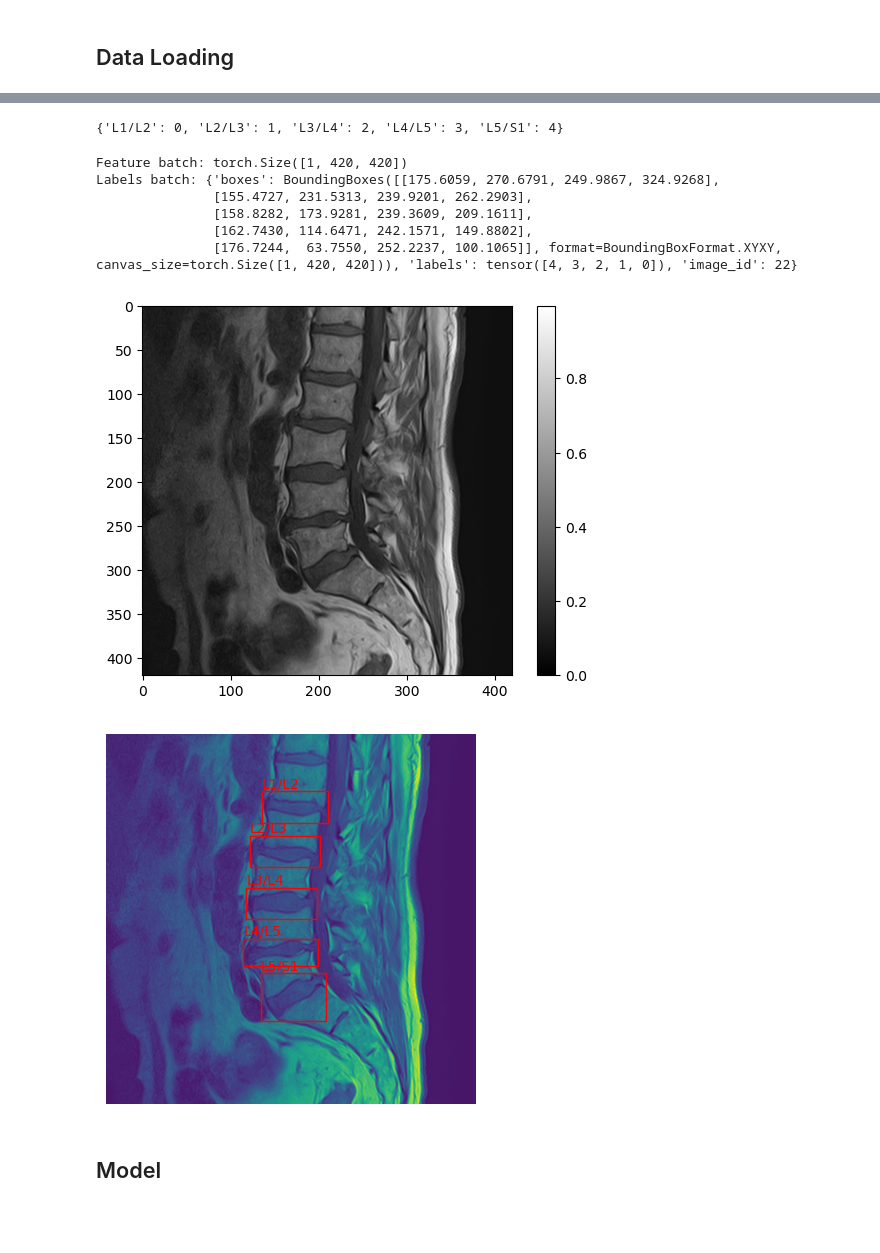
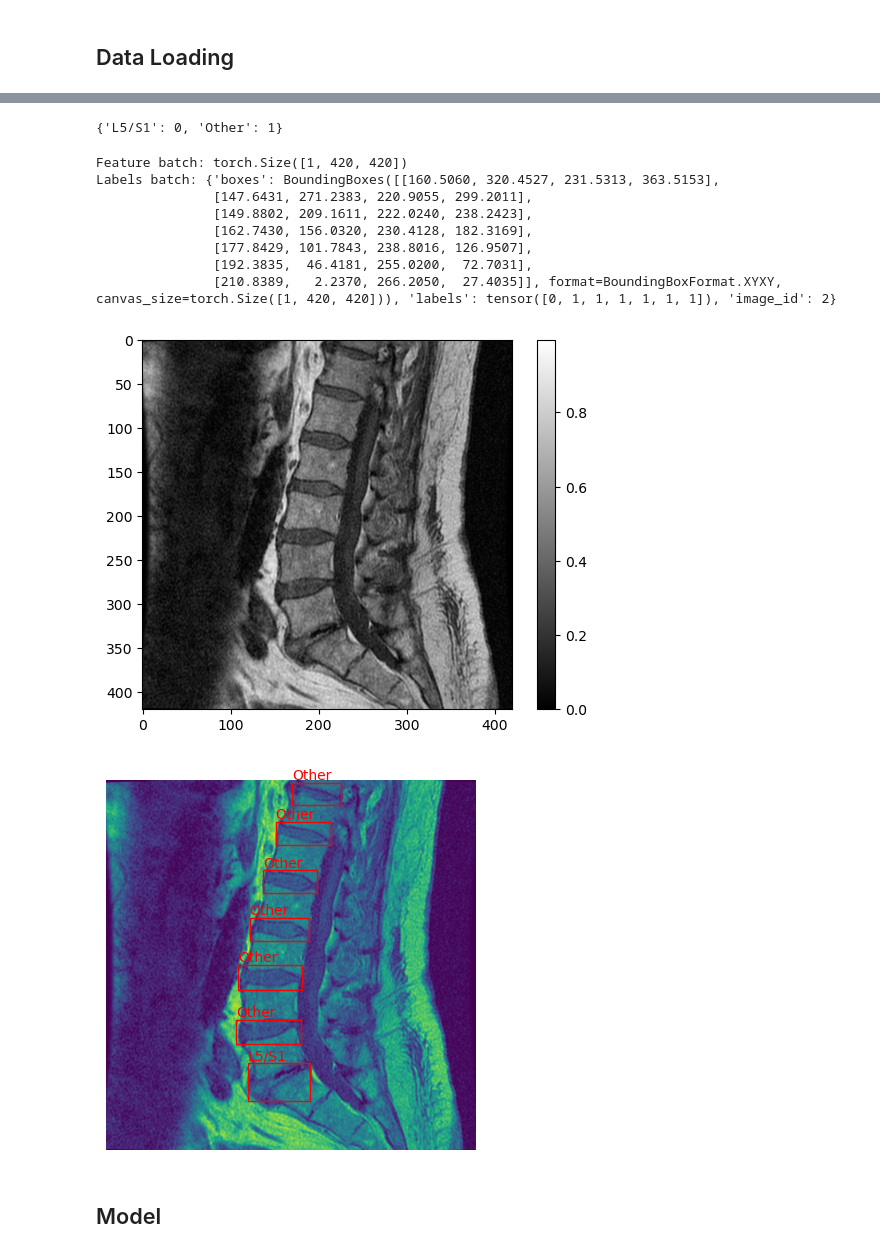
Before and after one commit to m5k5/RSNA2024, a Jupyter notebook: vertebraeDetection.ipynb, the cells around one changed output, grey strips where cells are left out. Drawn from its saved outputs; the diff is of its cells as text; code cells hidden in the pictures; blank space fills up the shorter version.

Commit message:
Vertebrae Detector with binary labels

```diff
--- a/vertebraeDetection.ipynb
+++ b/vertebraeDetection.ipynb
@@ -25,7 +25,8 @@ print(f"Using {device} device")
 # %% [output]
 Using cuda device
 # %%
-CLASSES = ['L1/L2', 'L2/L3', 'L3/L4', 'L4/L5', 'L5/S1']
+CLASSES = ['L5/S1', 'Other']
+# CLASSES = ['L1/L2', 'L2/L3', 'L3/L4', 'L4/L5', 'L5/S1']
 BATCH_SIZE = 16
 IMG_SIZE = 420
 NUM_EPOCHS = 10
@@ -35,7 +36,7 @@ DATA_PATH="D:/ML/RSNA2024"
 # %%
 import json
 
-with open(os.path.join(DATA_PATH, "annotations.json"), "r") as f:
+with open(os.path.join(DATA_PATH, "annotations2.json"), "r") as f:
     annot=json.load(f)
 # %%
 annot[250]
@@ -91,7 +92,7 @@ for i, a in enumerate(annot):
 
 allStudyIds = np.unique(allStudyIds)
 trainValSplit=0.7
-np.random.seed(27365)
+np.random.seed(664515)
 np.random.shuffle(allStudyIds)
 valSplit = int(len(allStudyIds)*trainValSplit)
 
@@ -106,12 +107,18 @@ targetsTrain=[]
 filesVal=[]
 targetsVal=[]
 
+zeroCount=0
+
 for i, a in enumerate(annot):
     fileName = a["data"]["image"].split("?d=")[1]
     fileNameParts = fileName.split("%5C")
     absolutePath = os.path.join(DATA_PATH, fileNameParts[1], fileNameParts[2], fileNameParts[3])
     studyId = fileNameParts[2]
     annotResults = a["annotations"]
+    if (len(annotResults[0]["result"]))==0 and np.random.random()<0.9:
+        continue
+    elif (len(annotResults[0]["result"]))==0:
+        zeroCount += 1
     boxesAll=[]
     labelsAll=[]
     for annotRes in annotResults:
@@ -133,4 +140,5 @@ for i, a in enumerate(annot):
 
 print(f"{len(filesTrain)} files for training")
 print(f"{len(filesVal)} files for validation")
+print(f"{zeroCount=}")
 # %% [output]
@@ -163,7 +160,7 @@ values = np.arange(0,len(CLASSES))
 classMapping = dict(zip(keys, values))
 classMapping
 # %% [output]
-{'L1/L2': 0, 'L2/L3': 1, 'L3/L4': 2, 'L4/L5': 3, 'L5/S1': 4}
+{'L5/S1': 0, 'Other': 1}
 # %%
 values = CLASSES
 keys = np.arange(0,len(CLASSES))
@@ -236,31 +233,36 @@ fig.colorbar(im, orientation='vertical')
 plt.show()
 # %% [output]
 Feature batch: torch.Size([1, 420, 420])
-Labels batch: {'boxes': BoundingBoxes([[175.6059, 270.6791, 249.9867, 324.9268],
-               [155.4727, 231.5313, 239.9201, 262.2903],
-               [158.8282, 173.9281, 239.3609, 209.1611],
-               [162.7430, 114.6471, 242.1571, 149.8802],
-               [176.7244,  63.7550, 252.2237, 100.1065]], format=BoundingBoxFormat.XYXY, canvas_size=torch.Size([1, 420, 420])), 'labels': tensor([4, 3, 2, 1, 0]), 'image_id': 22}
+Labels batch: {'boxes': BoundingBoxes([[160.5060, 320.4527, 231.5313, 363.5153],
+               [147.6431, 271.2383, 220.9055, 299.2011],
+               [149.8802, 209.1611, 222.0240, 238.2423],
+               [162.7430, 156.0320, 230.4128, 182.3169],
+               [177.8429, 101.7843, 238.8016, 126.9507],
+               [192.3835,  46.4181, 255.0200,  72.7031],
+               [210.8389,   2.2370, 266.2050,  27.4035]], format=BoundingBoxFormat.XYXY, canvas_size=torch.Size([1, 420, 420])), 'labels': tensor([0, 1, 1, 1, 1, 1, 1]), 'image_id': 2}
-[figure, old version]
+[figure, new version]
 # %%
 def plotImageWithAnnot(im, target, filename=None):
     fig, ax = plt.subplots()
     ax.imshow(im)
     plt.axis('off')
 
     for idx,b in enumerate(target["boxes"]):
         b = b.numpy()
         rect = patches.Rectangle((b[0], b[1]), b[2]-b[0], b[3]-b[1], linewidth=1, edgecolor='r', facecolor='none')
         ax.add_patch(rect)
-        plt.text(b[0], b[1]-4, IntToClass[target["labels"].numpy()[idx]], {"color":"red"})
+        if isinstance(target["labels"], torch.Tensor):
+            plt.text(b[0], b[1]-4, IntToClass[target["labels"].numpy()[idx]], {"color":"red"})
+        else:
+            plt.text(b[0], b[1]-4, IntToClass[target["labels"][idx]], {"color":"red"})
     if filename:
         plt.title(filename)
         plt.tight_layout()
         plt.savefig(os.path.join(DATA_PATH, f"objDetExamples/{filename}.png"), dpi=120)
         plt.close()
     else:
         plt.show()
 
 plotImageWithAnnot(img, train_labels[0])
 # %% [output]
-[figure, old version]
+[figure, new version]
```
Also changed, not shown: parts of 5 cells of this notebook, 1 other file.
